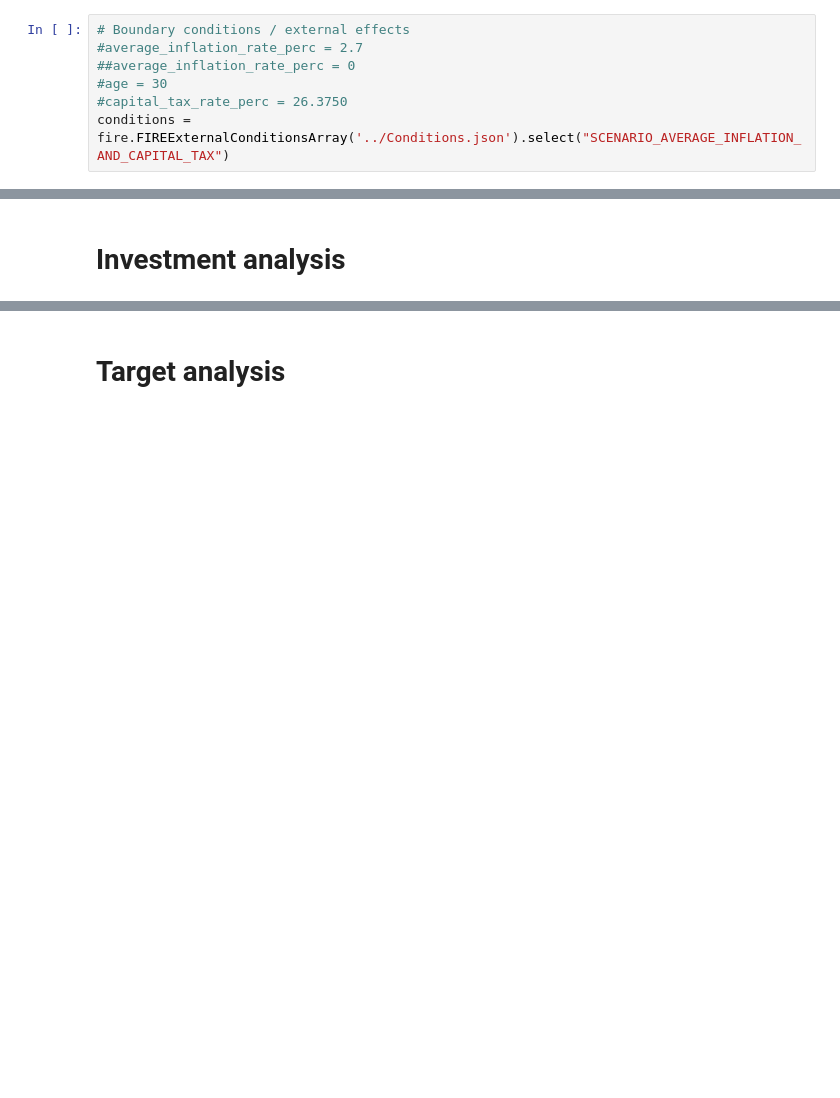
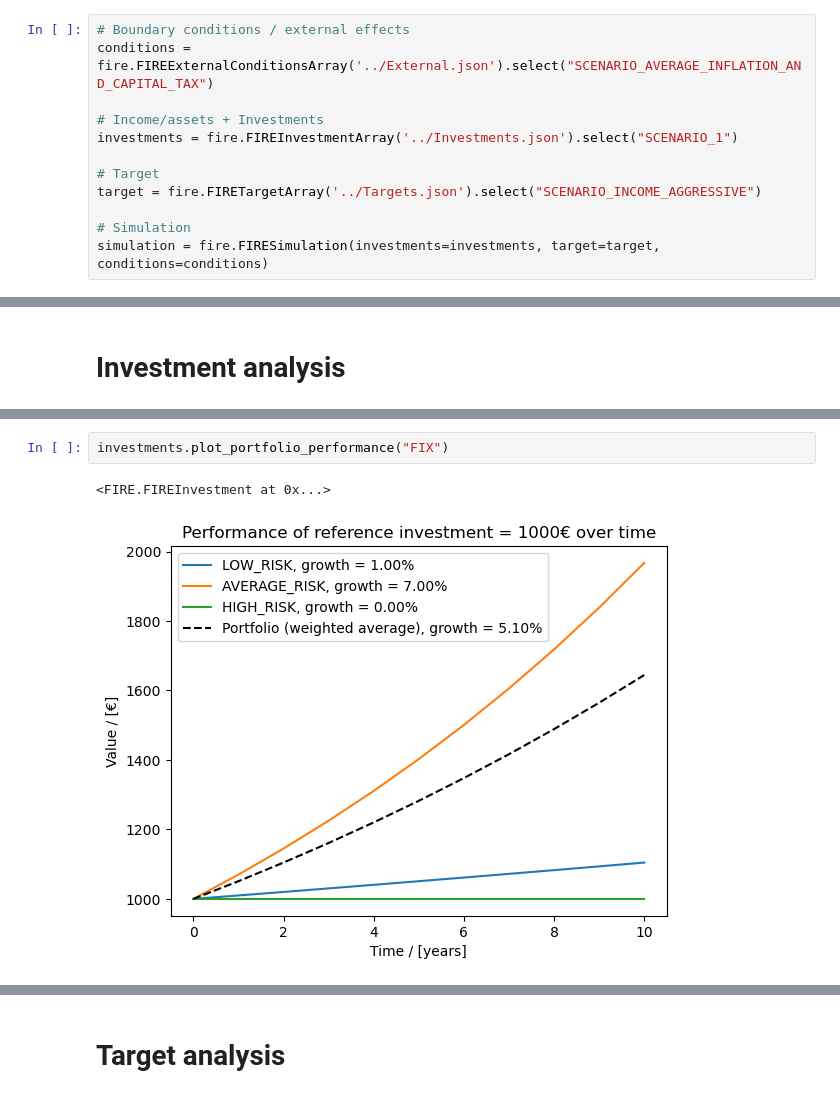
Before and after one commit to lvnou/fire-calculator, a Jupyter notebook: FIRE.ipynb, the cells around one changed output, grey strips where cells are left out. Cells and saved outputs as stored; diff of their text form; blank space fills up the shorter version.

```diff
--- a/FIRE.ipynb
+++ b/FIRE.ipynb
@@ -19,8 +19,13 @@ Thus, also things like the earings/monthly investment growth shall not consider
 # Setup
 # %%
 # Boundary conditions / external effects
-#average_inflation_rate_perc = 2.7
-##average_inflation_rate_perc = 0
-#age = 30
-#capital_tax_rate_perc = 26.3750
-conditions = fire.FIREExternalConditionsArray('../Conditions.json').select("SCENARIO_AVERAGE_INFLATION_AND_CAPITAL_TAX")
+conditions = fire.FIREExternalConditionsArray('../External.json').select("SCENARIO_AVERAGE_INFLATION_AND_CAPITAL_TAX")
+
+# Income/assets + Investments
+investments = fire.FIREInvestmentArray('../Investments.json').select("SCENARIO_1")
+
+# Target
+target = fire.FIRETargetArray('../Targets.json').select("SCENARIO_INCOME_AGGRESSIVE")
+
+# Simulation
+simulation = fire.FIRESimulation(investments=investments, target=target, conditions=conditions)
@@ -66,0 +34,5 @@ Text(0.5, 1.0, 'Performance of reference investment = 1000€ over time')
+# %%
+investments.plot_portfolio_performance("FIX")
+# %% [output]
+<FIRE.FIREInvestment at 0x...>
+[figure, added]
```
Also changed, not shown: parts of 7 cells of this notebook, 3 other files.
